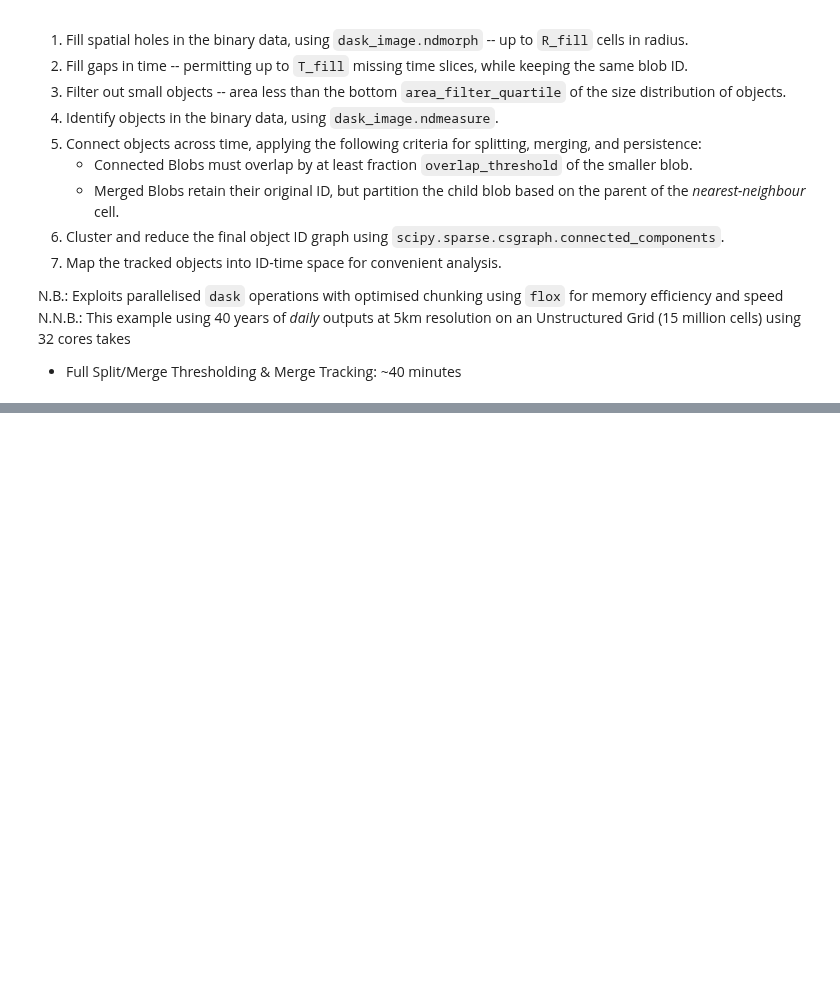
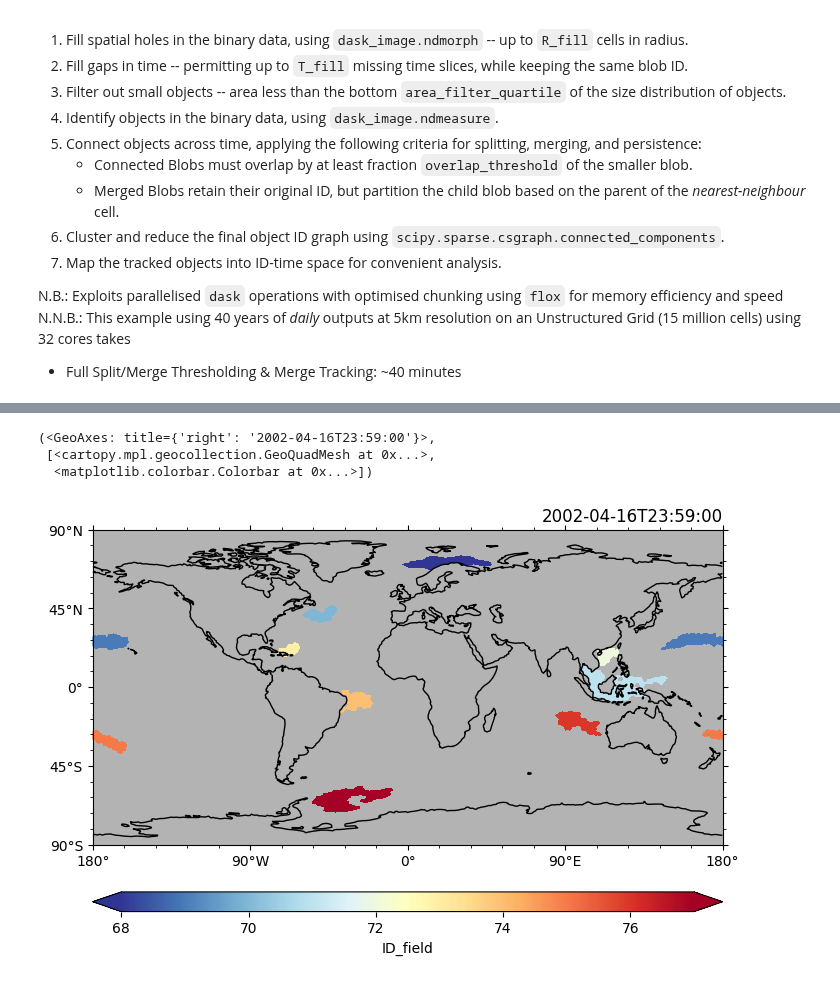
Before and after one commit to wienkers/spot_the_blOb, a Jupyter notebook: notebooks/unstructured/02_id_track_events.ipynb, the cells around one changed output, grey strips where cells are left out. Saved outputs shown, nothing was run; the diff lists cells and outputs as text; code cells hidden in the pictures; blank space fills up the shorter version.

```diff
--- a/notebooks/unstructured/02_id_track_events.ipynb
+++ b/notebooks/unstructured/02_id_track_events.ipynb
@@ -82,0 +194,9 @@ data_bin_filtered = data_bin_filtered.persist()
+# %%
+#### Track_blObs....
+###############
+
+
+blob_id_field, _ = tracker.identify_blobs(data_bin_filtered, time_connectivity=False)
+# %%
+blob_id_field = blob_id_field.persist()
+blob_id_field
@@ -82,0 +232,12 @@ data_bin_filtered = data_bin_filtered.persist()
+# %%
+cumsum_ids = (blob_id_field.max(dim=tracker.xdim)).cumsum(tracker.timedim)
+blob_id_field = xr.where(blob_id_field > 0, blob_id_field + cumsum_ids, 0)
+# %%
+blob_id_field = blob_id_field.persist()
+# %%
+blob_id_field.isel(time=5).pyic.plot()
+# %% [output]
+(<GeoAxes: title={'right': '2002-04-16T23:59:00'}>,
+ [<cartopy.mpl.geocollection.GeoQuadMesh at 0x...>,
+  <matplotlib.colorbar.Colorbar at 0x...>])
+[figure, added]
```
Also changed, not shown: parts of 21 cells of this notebook, 4 other files.
